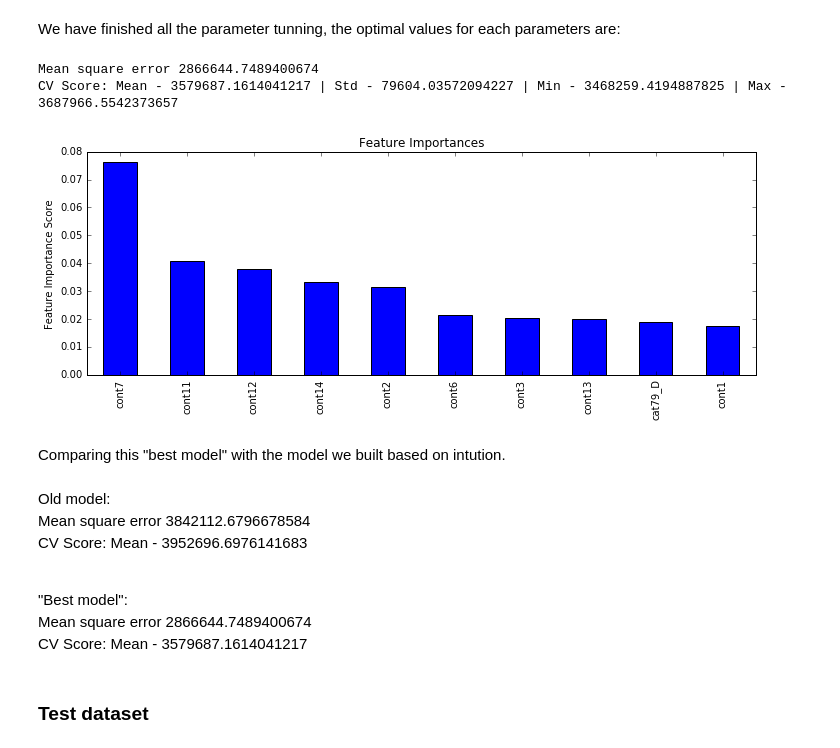
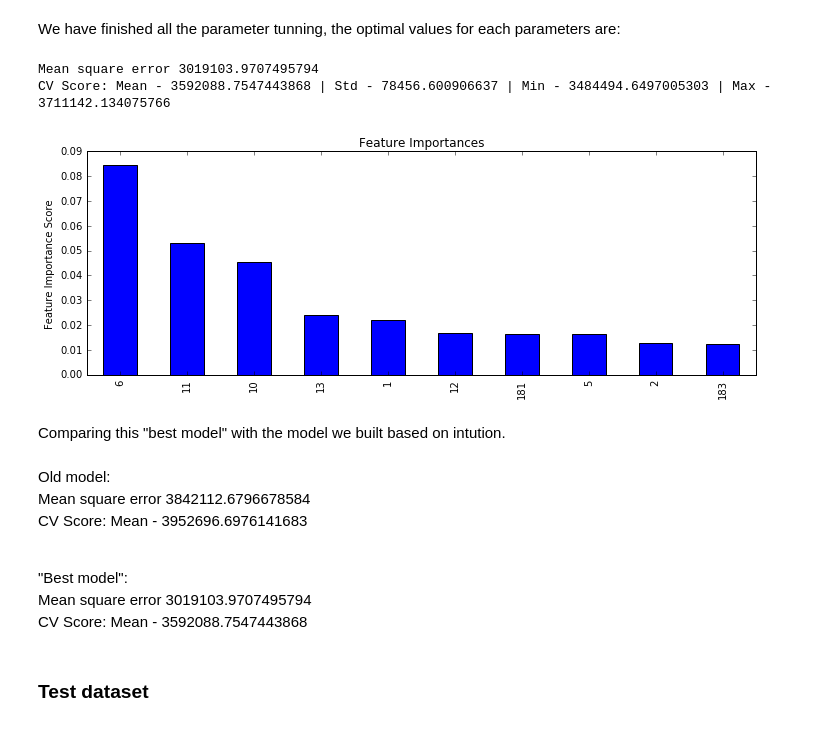
Before and after one commit to tzyk777/kaggle, a Jupyter notebook: allstate/Gradient Boosting Tree.ipynb, the cells around one changed output. Drawn from its saved outputs; the diff is of its cells as text; code cells hidden in the pictures.

```diff
--- a/allstate/Gradient Boosting Tree.ipynb
+++ b/allstate/Gradient Boosting Tree.ipynb
@@ -242,13 +250,13 @@ best_max_depth = 15
 # %%
-estimators = {'min_samples_split':list(range(100,1400,200))}
-model_params = {'learning_rate': 0.1, 'min_samples_leaf': 50,
-                'max_features': 'sqrt', 'subsample': 0.8,
+grid_parameters = {'subsample':[0.7,0.75,0.8,0.85,0.9]}
+model_params = {'learning_rate': 0.1, 'min_samples_leaf': best_min_samples_split,
+                'max_features': 'sqrt', 'min_samples_split': best_min_samples_split,
                 'random_state': 10, 'loss': 'ls',
                 'n_estimators': best_estimators, 'max_depth': best_max_depth}
 # %%
 gsearch5 = GridSearchCV(estimator = GradientBoostingRegressor(**model_params),
-                        param_grid = estimators, scoring='neg_mean_squared_error',n_jobs=4,iid=False, cv=5)
-gsearch5.fit(dummy_df[features], dummy_df['loss'])
+                        param_grid = grid_parameters, scoring='neg_mean_squared_error',n_jobs=2,iid=False, cv=5)
+gsearch5.fit(X, Y)
 # %% [output]
 GridSearchCV(cv=5, error_score='raise',
        estimator=GradientBoostingRegressor(alpha=0.9, criterion='friedman_mse', init=None,
@@ -277,2 +282,0 @@ gsearch5.grid_scores_, gsearch5.best_params_, gsearch5.best_score_
-# %%
-best_min_samples_split = 100
@@ -352,5 +285,3 @@ gsearch8.grid_scores_, gsearch8.best_params_, gsearch8.best_score_
-# %%
-best_min_samples_leaf = 60
 # %% [markdown]
 We have finished all the parameter tunning, the optimal values for each parameters are:
 # %%
@@ -365,11 +296,11 @@ best_params = {'n_estimators': best_estimators,
                'loss': 'ls'}
 best_model = GradientBoostingRegressor(**best_params)
 # %%
-modelfit(best_model, dummy_df, features)
+modelfit(best_model, X, Y, features)
 # %% [output]
-Mean square error 2866644.7489400674
-CV Score: Mean - 3579687.1614041217 | Std - 79604.03572094227 | Min - 3468259.4194887825 | Max - 3687966.5542373657
+Mean square error 3019103.9707495794
+CV Score: Mean - 3592088.7547443868 | Std - 78456.600906637 | Min - 3484494.6497005303 | Max - 3711142.134075766
-[figure, old version]
+[figure, new version]
 # %% [markdown]
 Comparing this "best model" with the model we built based on intution.<br><br>
 Old model:<br>
@@ -377,7 +308,7 @@ Mean square error 3842112.6796678584<br>
 CV Score: Mean - 3952696.6976141683<br><br>
 
 "Best model":<br>
-Mean square error 2866644.7489400674<br>
-CV Score: Mean - 3579687.1614041217
+Mean square error 3019103.9707495794<br>
+CV Score: Mean - 3592088.7547443868
 # %% [markdown]
 ### Test dataset
```
Also changed, not shown: parts of 58 cells of this notebook.
